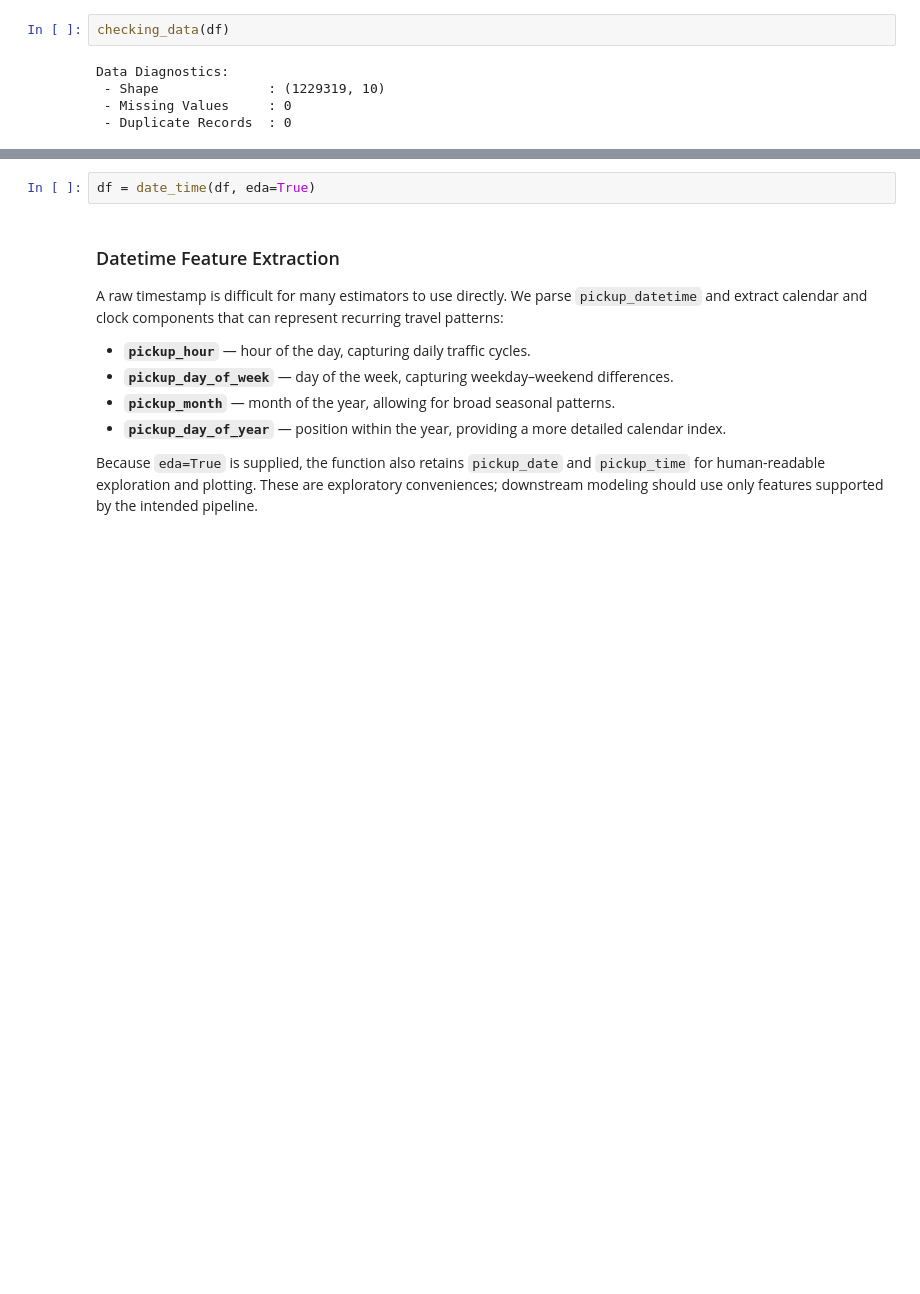
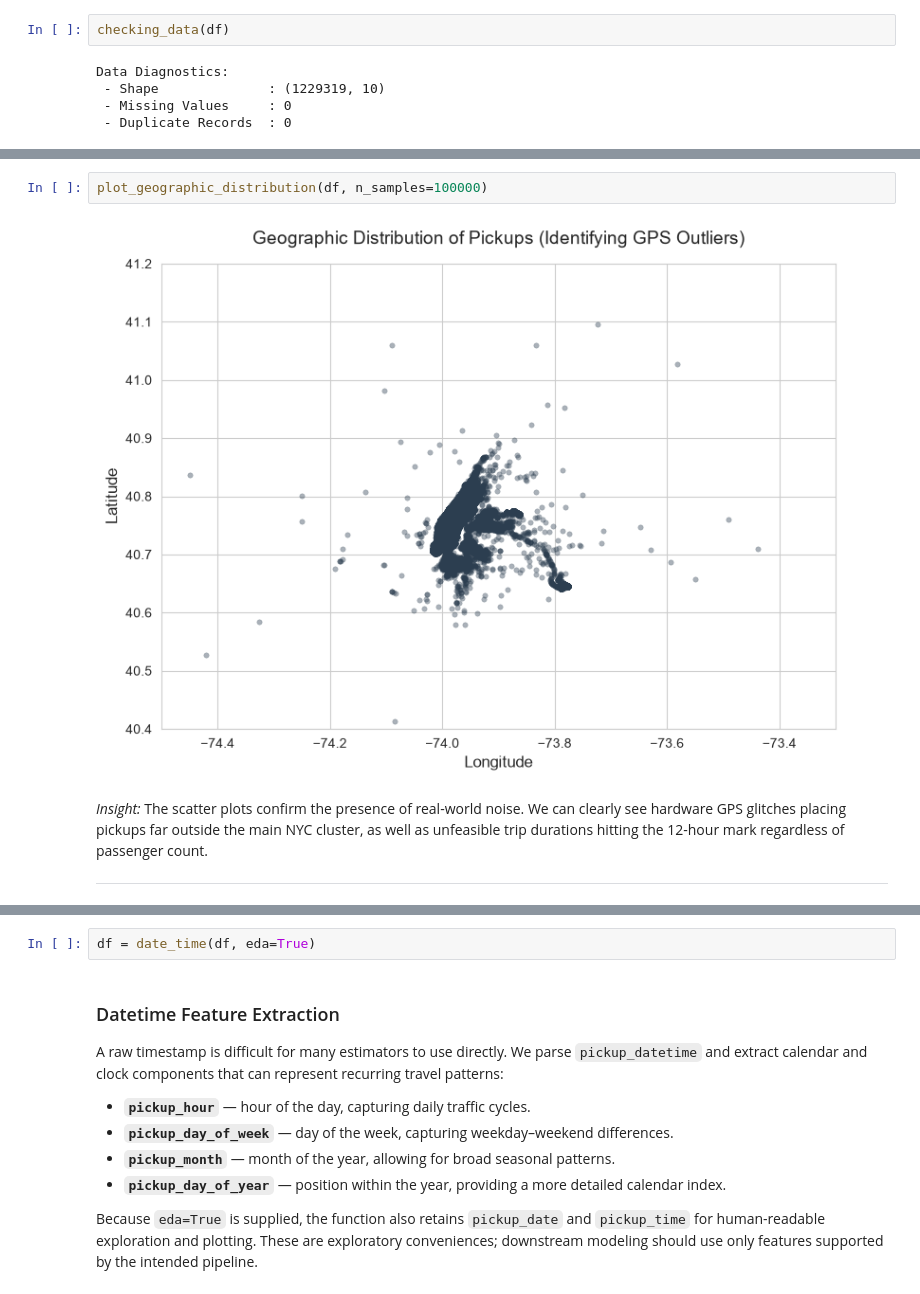
Before and after one commit to mohamedelsayed177/taxi-trip-duration, a Jupyter notebook: notebook/EDA.ipynb, the cells around one changed output, grey strips where cells are left out. Saved outputs shown, nothing was run; the diff lists cells and outputs as text; blank space fills up the shorter version.

```diff
--- a/notebook/EDA.ipynb
+++ b/notebook/EDA.ipynb
@@ -102,0 +134,8 @@ These checks suggest that explicit missing-value imputation and duplicate-row re
+# %%
+plot_geographic_distribution(df, n_samples=100000)
+# %% [output]
+[figure, added]
+# %% [markdown]
+*Insight:* The scatter plots confirm the presence of real-world noise. We can clearly see hardware GPS glitches placing pickups far outside the main NYC cluster, as well as unfeasible trip durations hitting the 12-hour mark regardless of passenger count.
+
+---
```
Also changed, not shown: parts of 11 cells of this notebook, 1 other file.
